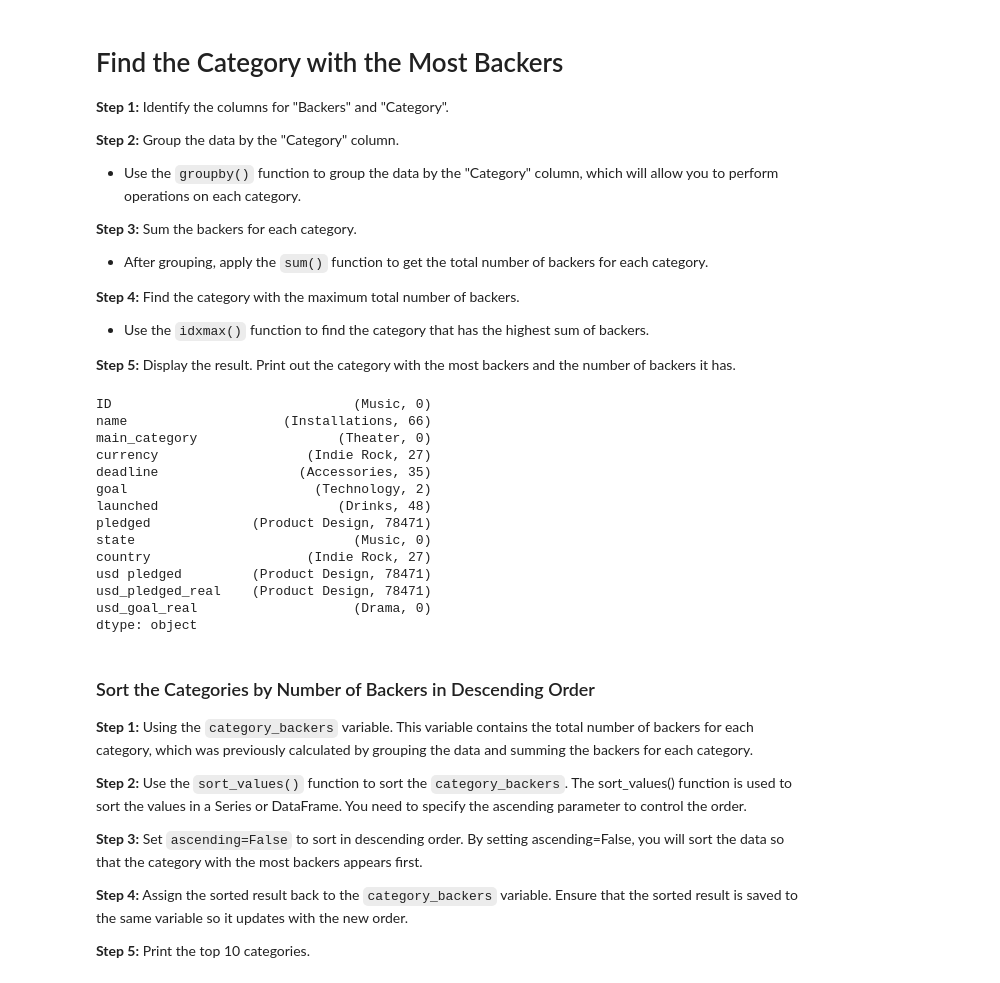
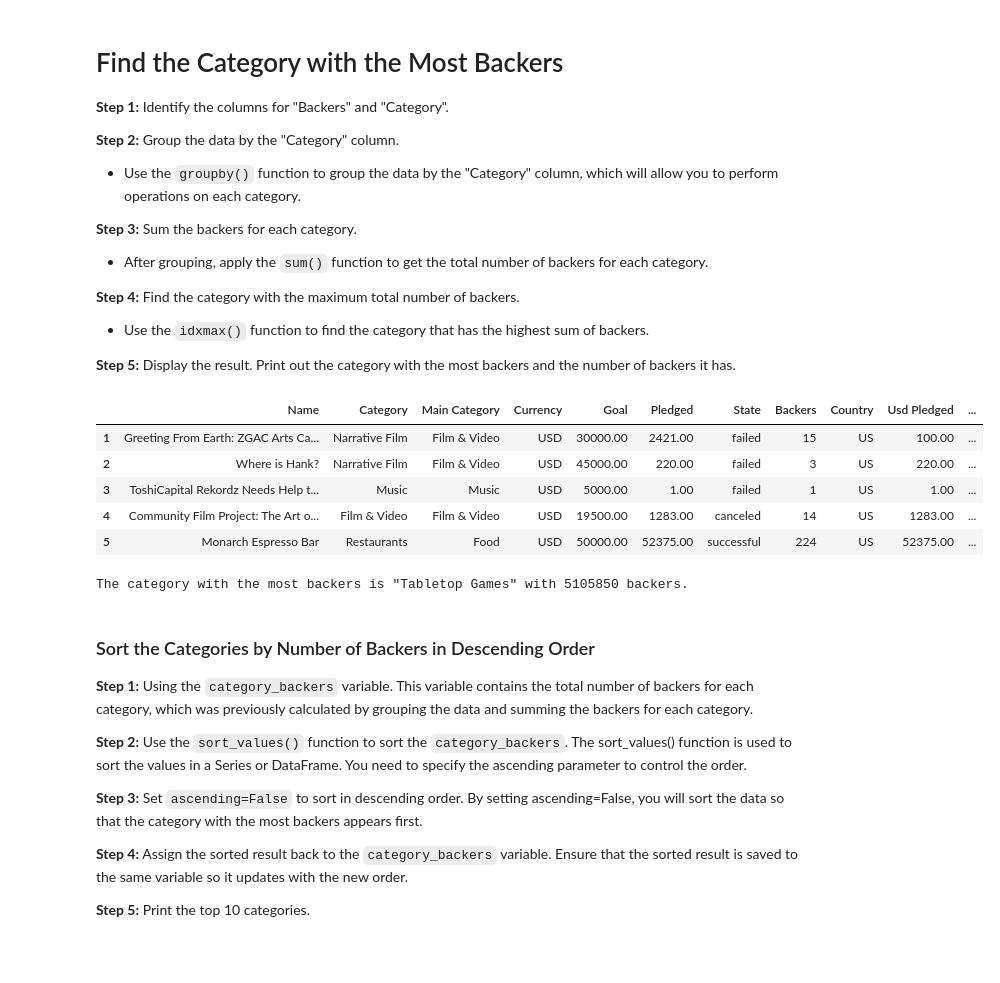
Before and after one commit to ammabe1/data_m2, a Jupyter notebook: week_2_student.ipynb, the cells around one changed output. Drawn from its saved outputs; the diff is of its cells as text; code cells hidden in the pictures; blank space fills up the shorter version.

```diff
--- a/week_2_student.ipynb
+++ b/week_2_student.ipynb
@@ -540,25 +547,26 @@ Name: backers, dtype: float64
 
 **Step 5:** Display the result.
 Print out the category with the most backers and the number of backers it has.
+# %%
+kick_starter_c.head()
+# %% [output]
+|  | Name | Category | Main Category | Currency | Goal | Pledged | State | Backers | Country | Usd Pledged | ... |
+| 1 | Greeting From Earth: ZGAC Arts Ca... | Narrative Film | Film & Video | USD | 30000.00 | 2421.00 | failed | 15 | US | 100.00 | ... |
+| 2 | Where is Hank? | Narrative Film | Film & Video | USD | 45000.00 | 220.00 | failed | 3 | US | 220.00 | ... |
+| 3 | ToshiCapital Rekordz Needs Help t... | Music | Music | USD | 5000.00 | 1.00 | failed | 1 | US | 1.00 | ... |
+| 4 | Community Film Project: The Art o... | Film & Video | Film & Video | USD | 19500.00 | 1283.00 | canceled | 14 | US | 1283.00 | ... |
+| 5 | Monarch Espresso Bar | Restaurants | Food | USD | 50000.00 | 52375.00 | successful | 224 | US | 52375.00 | ... |
 # %%
 # your code here
 # Grouping a DataFrame by Multiple Columns
-kick_starter.groupby(['category','backers']).sum().idxmax()
+category_backers = kick_starter_c.groupby('Category')['Backers'].sum()
+
+most_backers_category = category_backers.idxmax()
+most_backers = category_backers.max()
+
+print(f'The category with the most backers is "{most_backers_category}" with {most_backers} backers.')
 # %% [output]
-ID                               (Music, 0)
-name                    (Installations, 66)
-main_category                  (Theater, 0)
-currency                   (Indie Rock, 27)
-deadline                  (Accessories, 35)
-goal                        (Technology, 2)
-launched                       (Drinks, 48)
-pledged             (Product Design, 78471)
-state                            (Music, 0)
-country                    (Indie Rock, 27)
-usd pledged         (Product Design, 78471)
-usd_pledged_real    (Product Design, 78471)
-usd_goal_real                    (Drama, 0)
-dtype: object
+The category with the most backers is "Tabletop Games" with 5105850 backers.
 # %% [markdown]
 ### Sort the Categories by Number of Backers in Descending Order
 
```
Also changed, not shown: parts of 14 cells of this notebook.
